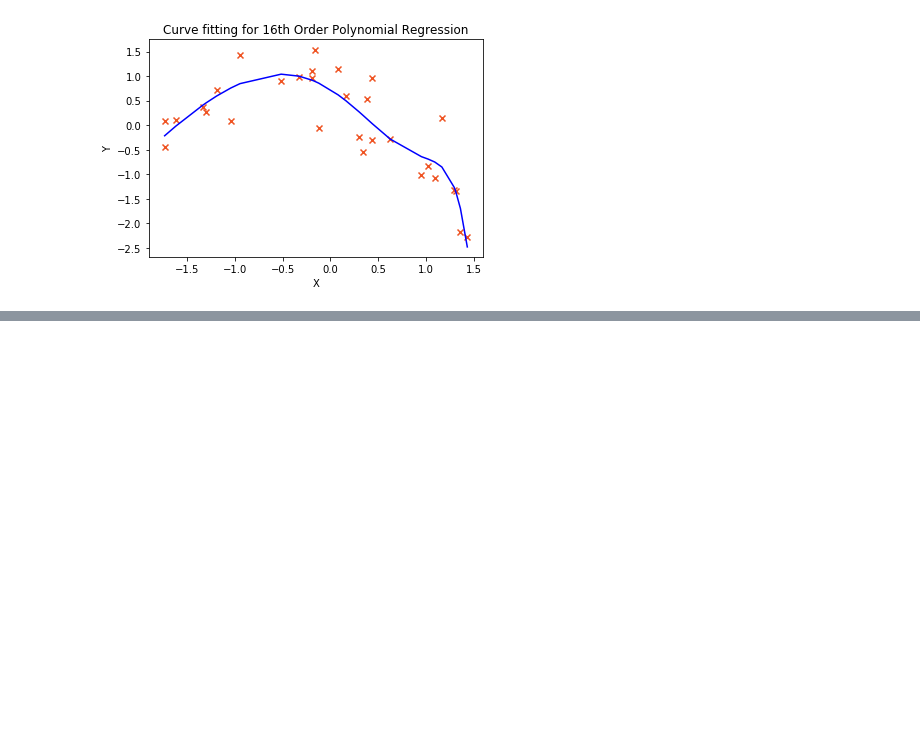
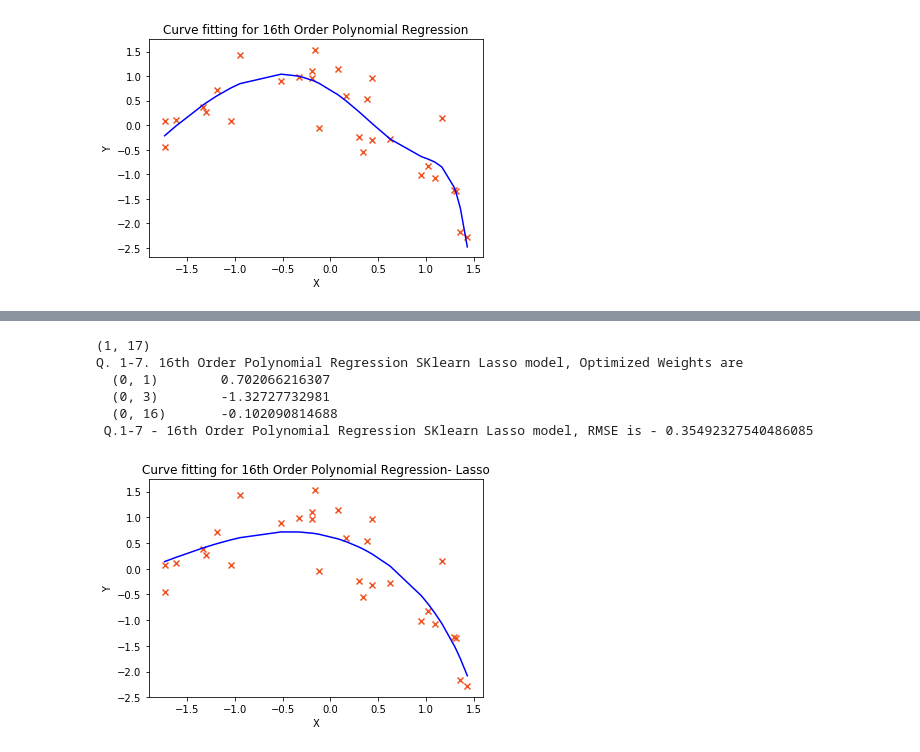
Before and after one commit to MeenakshiParyani/Polynomial-Regression, a Jupyter notebook: Polynomial-Regression.ipynb, the cells around one changed output, grey strips where cells are left out. Cells and saved outputs as stored; diff of their text form; code cells hidden in the pictures; blank space fills up the shorter version.

```diff
--- a/Polynomial-Regression.ipynb
+++ b/Polynomial-Regression.ipynb
@@ -237,0 +233,30 @@ Q. 1-6. 16th Order Polynomial Regression SKlearn Ridge model, Optimized Weights
+# %%
+# 1-7 16th Order Polynomial Regression scikit-learn Lasso model
+
+df = data1;
+normalized_df_poly = generatePolynomialInput(df, 16)
+X, Y = normalizeData(normalized_df_poly, True); # Normalize the data for proper scaling
+# this Alpha(Regularization Strength) value gives the lowest cost
+clf = Lasso(alpha=0.001, copy_X = True, fit_intercept = True, max_iter = 1000000, normalize=False,
+      positive=False, precompute=False, random_state=None, selection = 'cyclic', tol=0.0001, warm_start=False)
+clf.fit(X,Y)
+
+beta = clf.sparse_coef_
+Ypred = clf.predict(X)
+print(beta.shape)
+print("Q. 1-7. 16th Order Polynomial Regression SKlearn Lasso model, Optimized Weights are\n" + str(beta))
+print(" Q.1-7 - 16th Order Polynomial Regression SKlearn Lasso model, " + colored('RMSE is - ' + str(get_rmse(np.matrix(X), np.matrix(Y), beta)), 'green'))
+XM = np.matrix(X.values)
+YM = np.matrix(Y.values)
+Xcord = list(XM[:,1].flat)
+Ycord = list(YM[:,0].flat)
+
+drawPlot(Xcord, Ycord, Ypred, 16, "- Lasso")
+# %% [output]
+(1, 17)
+Q. 1-7. 16th Order Polynomial Regression SKlearn Lasso model, Optimized Weights are
+  (0, 1)        0.702066216307
+  (0, 3)        -1.32727732981
+  (0, 16)       -0.102090814688
+ Q.1-7 - 16th Order Polynomial Regression SKlearn Lasso model, RMSE is - 0.35492327540486085
+[figure, added]
```
Also changed, not shown: parts of 3 cells of this notebook.
